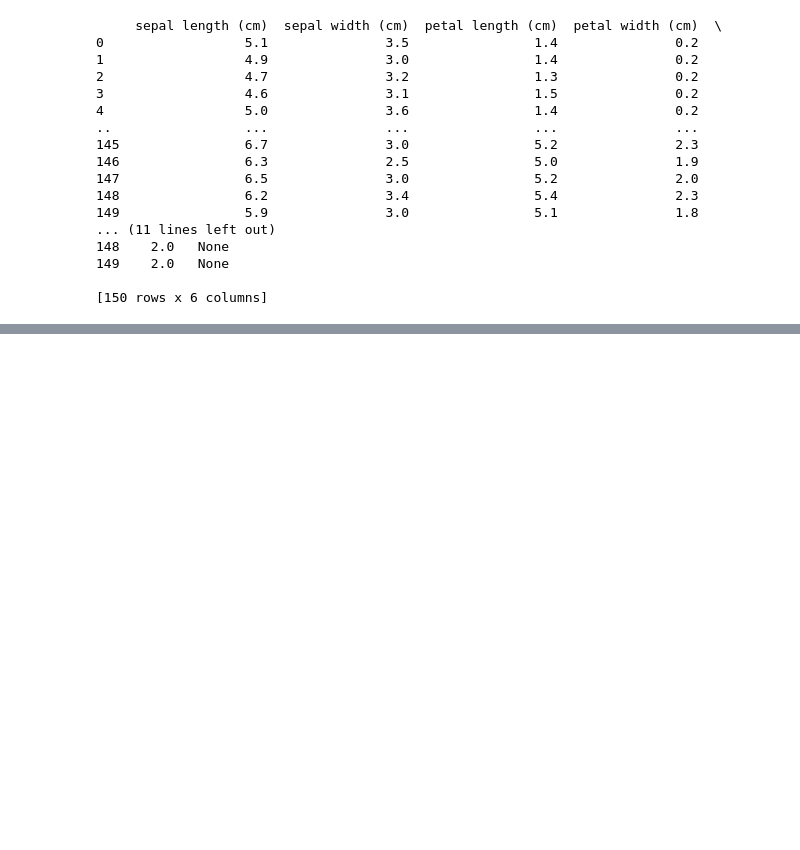
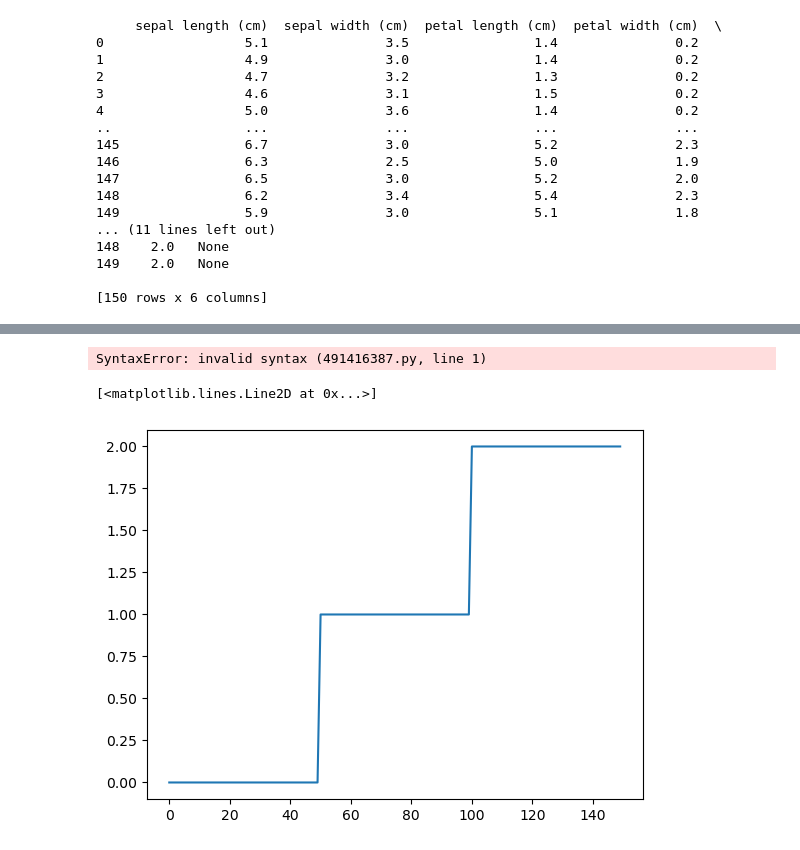
Before and after one commit to VaidehiThaware/Learning-Python, a Jupyter notebook: Pandas Basics.ipynb, the cells around one changed output, grey strips where cells are left out. Saved outputs shown, nothing was run; the diff lists cells and outputs as text; code cells hidden in the pictures; blank space fills up the shorter version.

```diff
--- a/Pandas Basics.ipynb
+++ b/Pandas Basics.ipynb
@@ -217,0 +222,9 @@ for r,ar in enumerate(ax):
+# %%
+plt.plot(df.class)
+# %% [output]
+SyntaxError: invalid syntax (491416387.py, line 1)
+# %%
+plt.plot(df['class'])
+# %% [output]
+[<matplotlib.lines.Line2D at 0x...>]
+[figure, added]
```
Also changed, not shown: parts of 21 cells of this notebook.
